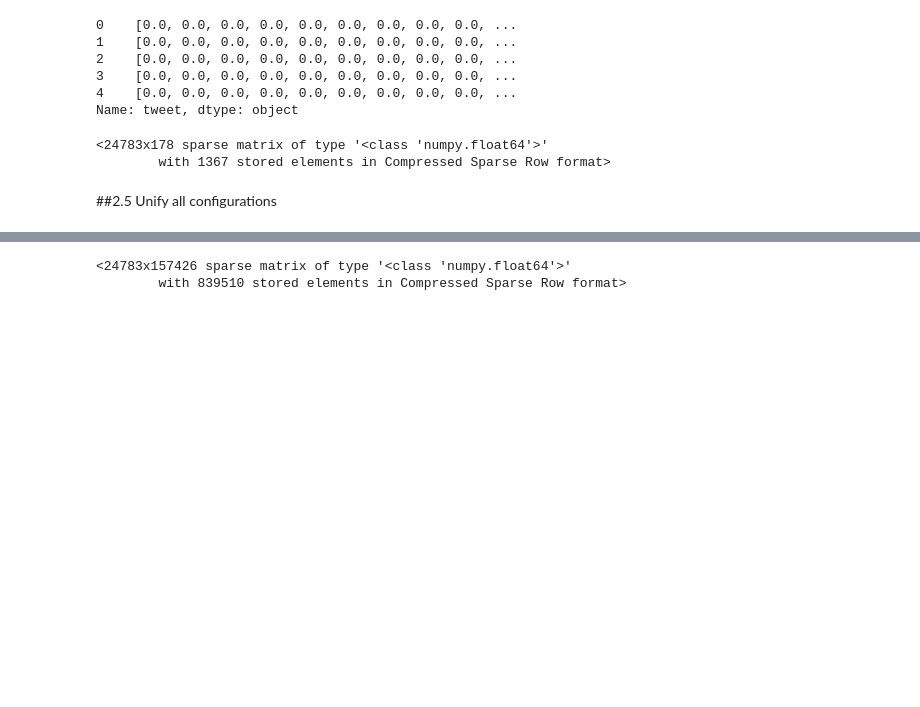
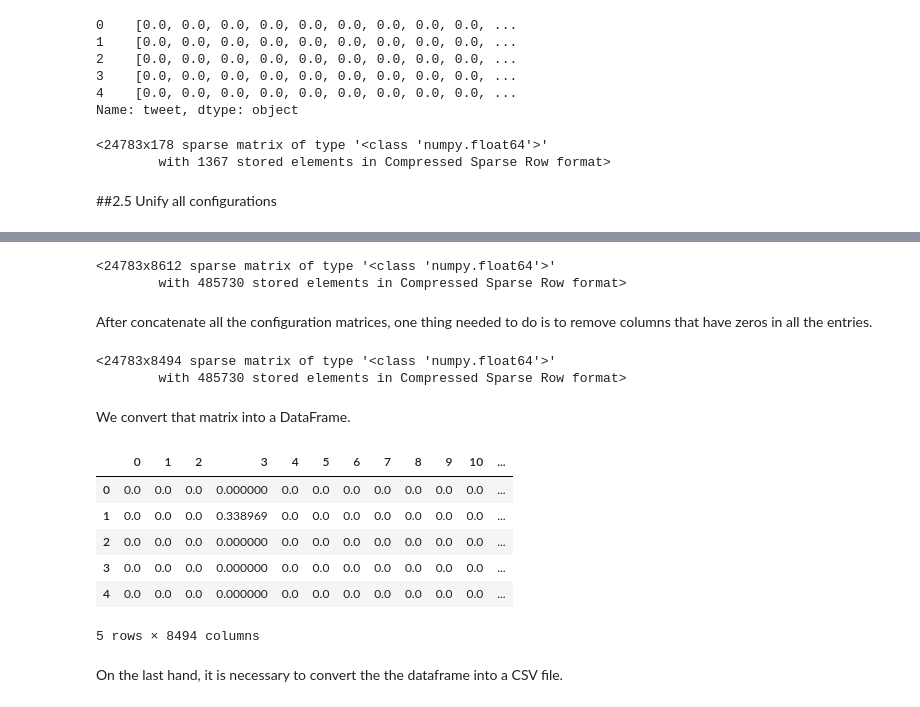
Before and after one commit to raulbs7/Machine-Learning-Techniques-Project, a Jupyter notebook: NLP_Supervised_Project/2_Vectorization.ipynb, the cells around one changed output, grey strips where cells are left out. Cells and saved outputs as stored; diff of their text form; code cells hidden in the pictures; blank space fills up the shorter version.

```diff
--- a/NLP_Supervised_Project/2_Vectorization.ipynb
+++ b/NLP_Supervised_Project/2_Vectorization.ipynb
@@ -90,6 +96,6 @@ tweets_tfidf
 # %%
 def tfidf_ngram_vectorizer(matrix):
-  vectorizer = TfidfVectorizer(ngram_range=(1,2), min_df=1, lowercase=False)
+  vectorizer = TfidfVectorizer(ngram_range=(1,2), min_df=4, lowercase=False, stop_words='english')
   return vectorizer.fit_transform(matrix)
 # %%
 tweets_ngrams = tfidf_ngram_vectorizer(tweets['tweet'])
@@ -230,7 +255,31 @@ tweets_hatred_dict
 # %%
-configurations = sp.hstack((tweets_tfidf, tweets_ngrams, tweets_ngrams_pos,
+configurations = sp.hstack((tweets_ngrams, tweets_ngrams_pos,
                             tweets_rt, tweets_sentiment, tweets_hatred_dict), format='csr')
 configurations
 # %% [output]
-<24783x157426 sparse matrix of type '<class 'numpy.float64'>'
-        with 839510 stored elements in Compressed Sparse Row format>
+<24783x8612 sparse matrix of type '<class 'numpy.float64'>'
+        with 485730 stored elements in Compressed Sparse Row format>
+# %% [markdown]
+After concatenate all the configuration matrices, one thing needed to do is to remove columns that have zeros in all the entries.
+# %%
+correct_columns = np.where(configurations.sum(axis=0)!=0)[1]
+configurations = configurations[:,correct_columns]
+configurations
+# %% [output]
+<24783x8494 sparse matrix of type '<class 'numpy.float64'>'
+        with 485730 stored elements in Compressed Sparse Row format>
+# %% [markdown]
+We convert that matrix into a DataFrame.
+# %%
+configurations_df = pd.DataFrame(configurations.toarray())
+configurations_df.head()
+# %% [output]
+|  | 0 | 1 | 2 | 3 | 4 | 5 | 6 | 7 | 8 | 9 | 10 | ... |
+| 0 | 0.0 | 0.0 | 0.0 | 0.000000 | 0.0 | 0.0 | 0.0 | 0.0 | 0.0 | 0.0 | 0.0 | ... |
+| 1 | 0.0 | 0.0 | 0.0 | 0.338969 | 0.0 | 0.0 | 0.0 | 0.0 | 0.0 | 0.0 | 0.0 | ... |
+| 2 | 0.0 | 0.0 | 0.0 | 0.000000 | 0.0 | 0.0 | 0.0 | 0.0 | 0.0 | 0.0 | 0.0 | ... |
+| 3 | 0.0 | 0.0 | 0.0 | 0.000000 | 0.0 | 0.0 | 0.0 | 0.0 | 0.0 | 0.0 | 0.0 | ... |
+| 4 | 0.0 | 0.0 | 0.0 | 0.000000 | 0.0 | 0.0 | 0.0 | 0.0 | 0.0 | 0.0 | 0.0 | ... |
+5 rows × 8494 columns
+# %% [markdown]
+On the last hand, it is necessary to convert the the dataframe into a CSV file.
```
Also changed, not shown: parts of 13 cells of this notebook.
